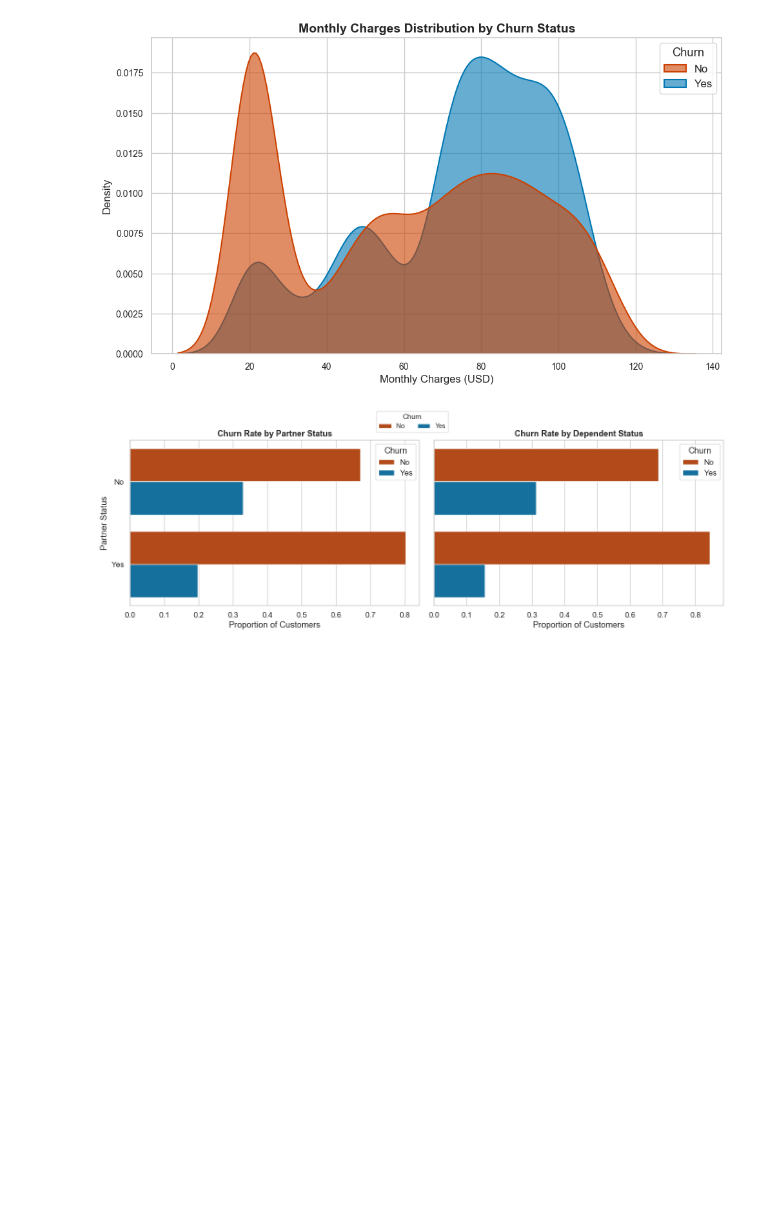
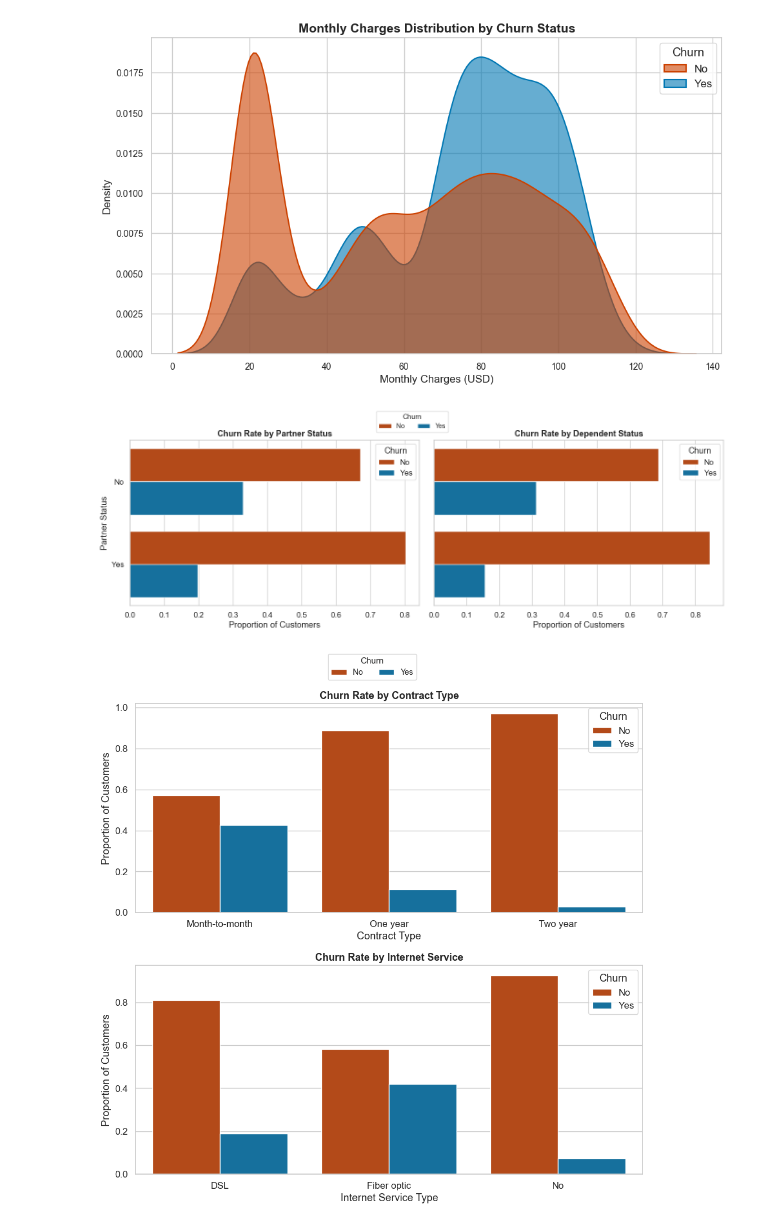
Before and after one commit to celina-ayl/data-science-project, a Jupyter notebook: datascience.ipynb, the cells around one changed output. Saved outputs shown, nothing was run; the diff lists cells and outputs as text; code cells hidden in the pictures; blank space fills up the shorter version.

Commit message:
some visualizations

```diff
--- a/datascience.ipynb
+++ b/datascience.ipynb
@@ -230,3 +230,57 @@ plt.tight_layout(rect=[0, 0, 1, 0.95])
 plt.show()
 # %% [output]
 [figure]
+# %%
+# VU colors
+custom_palette = {
+    'No': '#CC4100',
+    'Yes': '#0077B3'
+}
+
+def prep_churn_ratio(col):
+    churn_ratio = (
+        df.groupby(col)['Churn']
+        .value_counts(normalize=True)
+        .rename('Churn Rate')
+        .reset_index()
+    )
+    return churn_ratio
+
+contract_data = prep_churn_ratio('Contract')
+internet_data = prep_churn_ratio('InternetService')
+
+fig, axes = plt.subplots(2, 1, figsize=(10, 10), sharex=False)
+
+# plot 1: Contract
+sns.barplot(
+    data=contract_data,
+    x='Contract',
+    y='Churn Rate',
+    hue='Churn',
+    palette=custom_palette,
+    ax=axes[0]
+)
+axes[0].set_title('Churn Rate by Contract Type', fontsize=13, weight='bold')
+axes[0].set_ylabel('Proportion of Customers')
+axes[0].set_xlabel('Contract Type')
+
+# plot 2: Internet Service
+sns.barplot(
+    data=internet_data,
+    x='InternetService',
+    y='Churn Rate',
+    hue='Churn',
+    palette=custom_palette,
+    ax=axes[1]
+)
+axes[1].set_title('Churn Rate by Internet Service', fontsize=13, weight='bold')
+axes[1].set_ylabel('Proportion of Customers')
+axes[1].set_xlabel('Internet Service Type')
+
+# labels and layout
+handles, labels = axes[1].get_legend_handles_labels()
+fig.legend(handles, labels, title='Churn', loc='upper center', ncol=2, fontsize=10, title_fontsize=11)
+plt.tight_layout(rect=[0, 0, 1, 0.95])
+plt.show()
+# %% [output]
+[figure, added]
```
